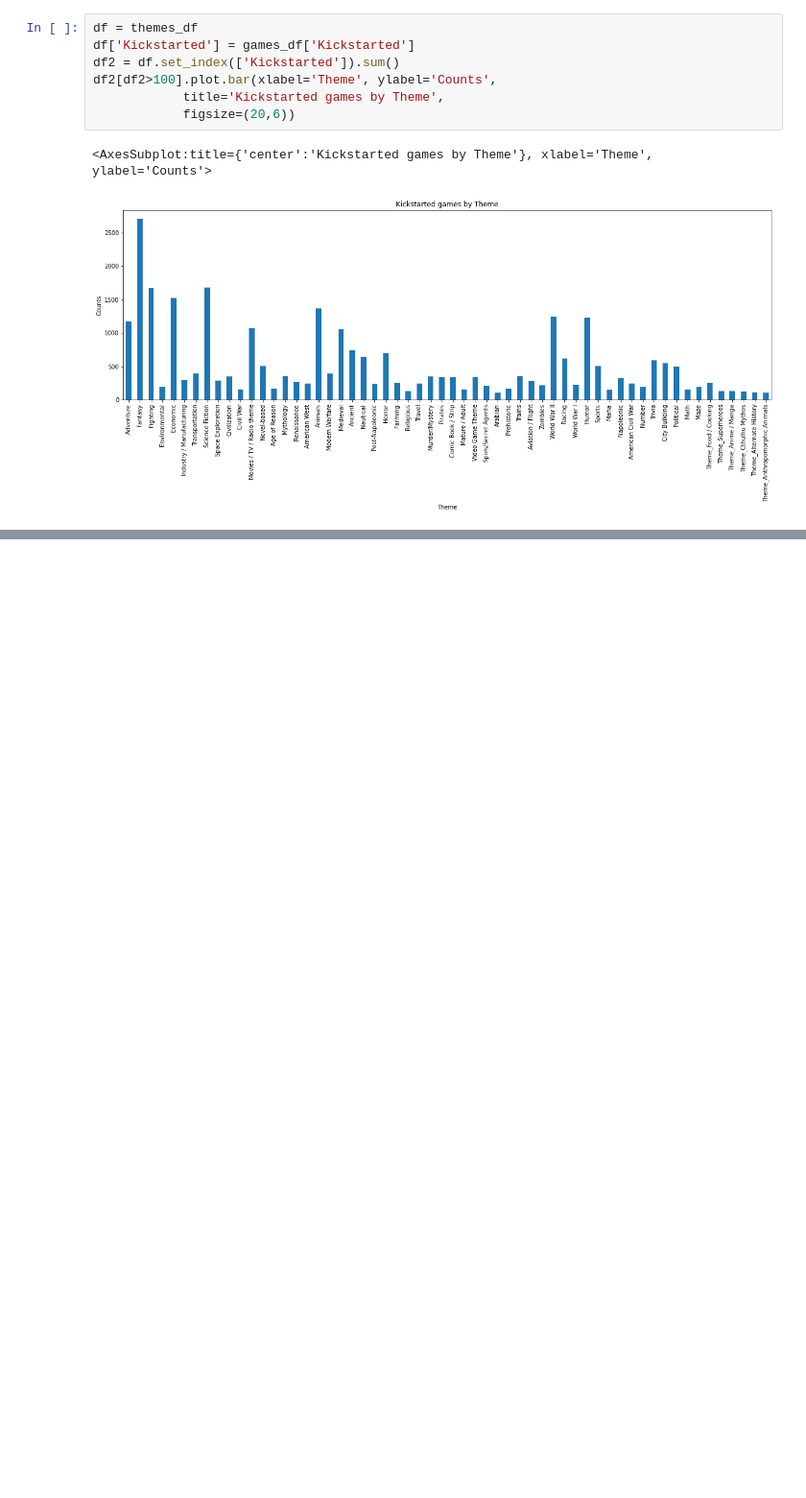
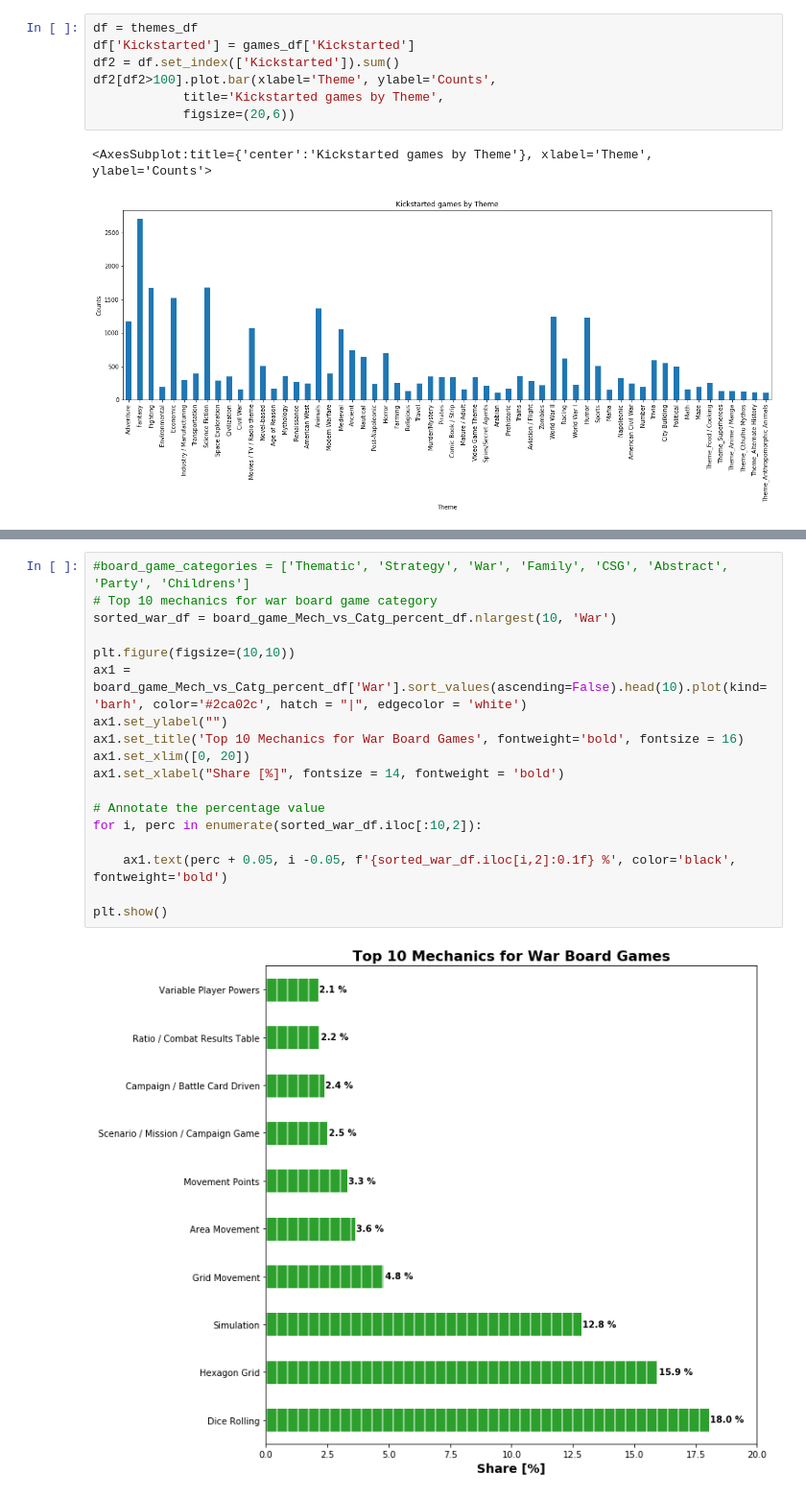
Before and after one commit to XiaoleiDu/ECE143-Group1-WI22, a Jupyter notebook: notebooks/Data Visualization.ipynb, the cells around one changed output, grey strips where cells are left out. Shown: that part at 96% size. Drawn from its saved outputs; the diff is of its cells as text; blank space fills up the shorter version.

```diff
--- a/notebooks/Data Visualization.ipynb
+++ b/notebooks/Data Visualization.ipynb
@@ -305,0 +430,20 @@ df2[df2>100].plot.bar(xlabel='Theme', ylabel='Counts',
+# %%
+#board_game_categories = ['Thematic', 'Strategy', 'War', 'Family', 'CSG', 'Abstract', 'Party', 'Childrens']
+# Top 10 mechanics for war board game category
+sorted_war_df = board_game_Mech_vs_Catg_percent_df.nlargest(10, 'War')
+
+plt.figure(figsize=(10,10))
+ax1 = board_game_Mech_vs_Catg_percent_df['War'].sort_values(ascending=False).head(10).plot(kind='barh', color='#2ca02c', hatch = "|", edgecolor = 'white')
+ax1.set_ylabel("")
+ax1.set_title('Top 10 Mechanics for War Board Games', fontweight='bold', fontsize = 16)
+ax1.set_xlim([0, 20])
+ax1.set_xlabel("Share [%]", fontsize = 14, fontweight = 'bold')
+
+# Annotate the percentage value
+for i, perc in enumerate(sorted_war_df.iloc[:10,2]):
+
+    ax1.text(perc + 0.05, i -0.05, f'{sorted_war_df.iloc[i,2]:0.1f} %', color='black', fontweight='bold')
+
+plt.show()
+# %% [output]
+[figure, added]
```
Also changed, not shown: parts of 11 cells of this notebook.
